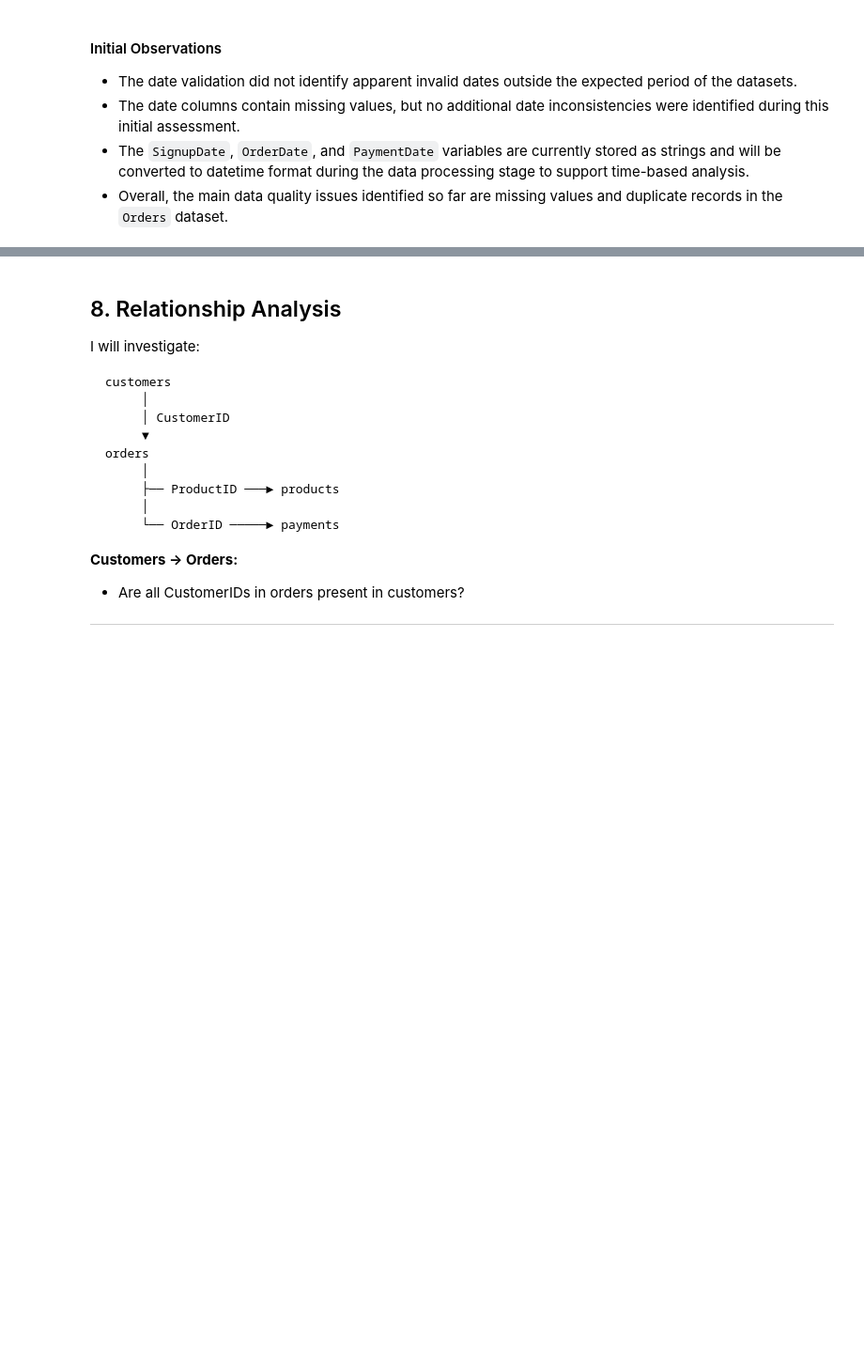
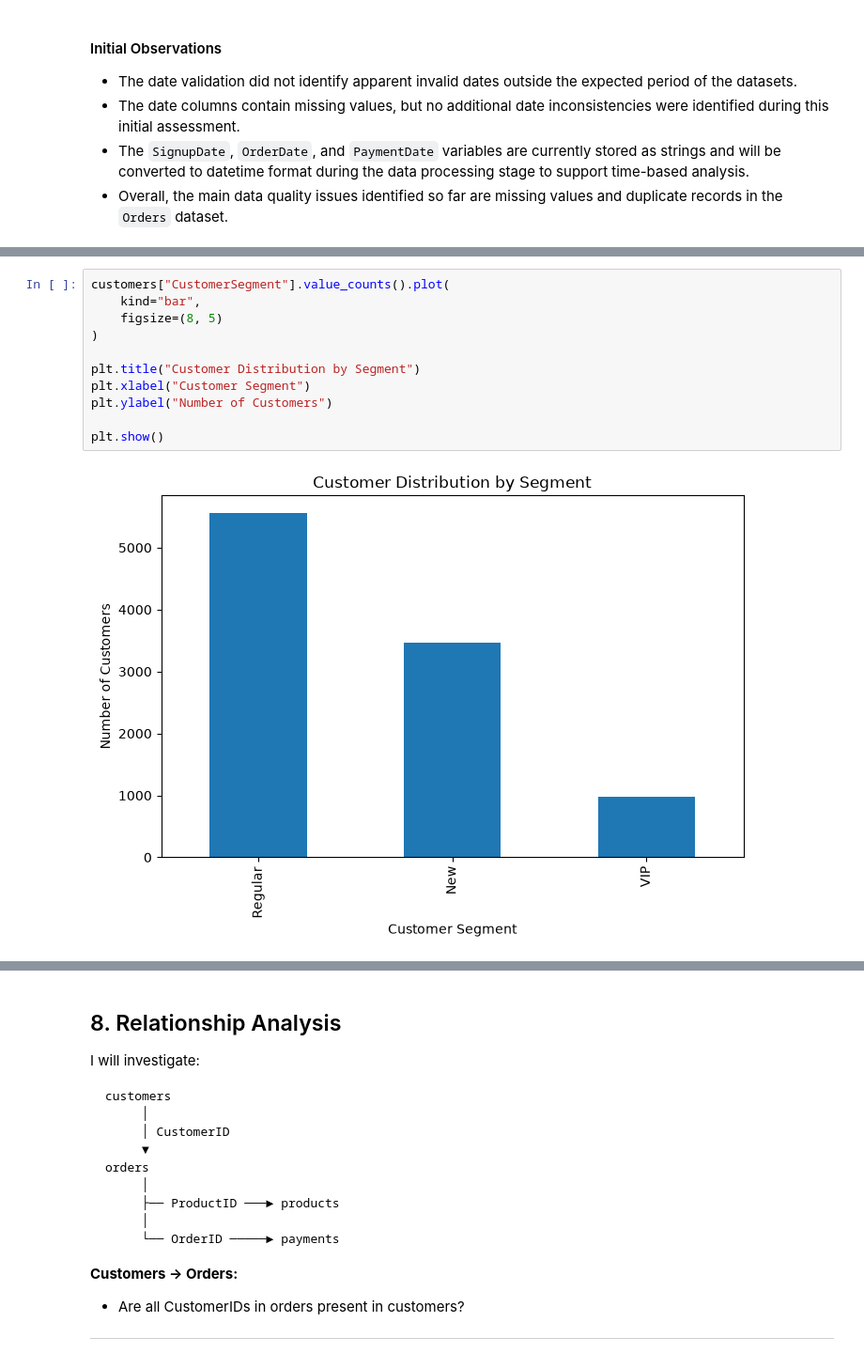
Before and after one commit to IsacFreitaas/ecommerce-business-analytics, a Jupyter notebook: notebooks/01_data_understanding.ipynb, the cells around one changed output, grey strips where cells are left out. Shown at 94% size. Cells and saved outputs as stored; diff of their text form; blank space fills up the shorter version.

```diff
--- a/notebooks/01_data_understanding.ipynb
+++ b/notebooks/01_data_understanding.ipynb
@@ -730,0 +795,13 @@ These findings provide an initial understanding of the main data quality conside
+# %%
+customers["CustomerSegment"].value_counts().plot(
+    kind="bar",
+    figsize=(8, 5)
+)
+
+plt.title("Customer Distribution by Segment")
+plt.xlabel("Customer Segment")
+plt.ylabel("Number of Customers")
+
+plt.show()
+# %% [output]
+[figure, added]
```
Also changed, not shown: parts of 43 cells of this notebook.
